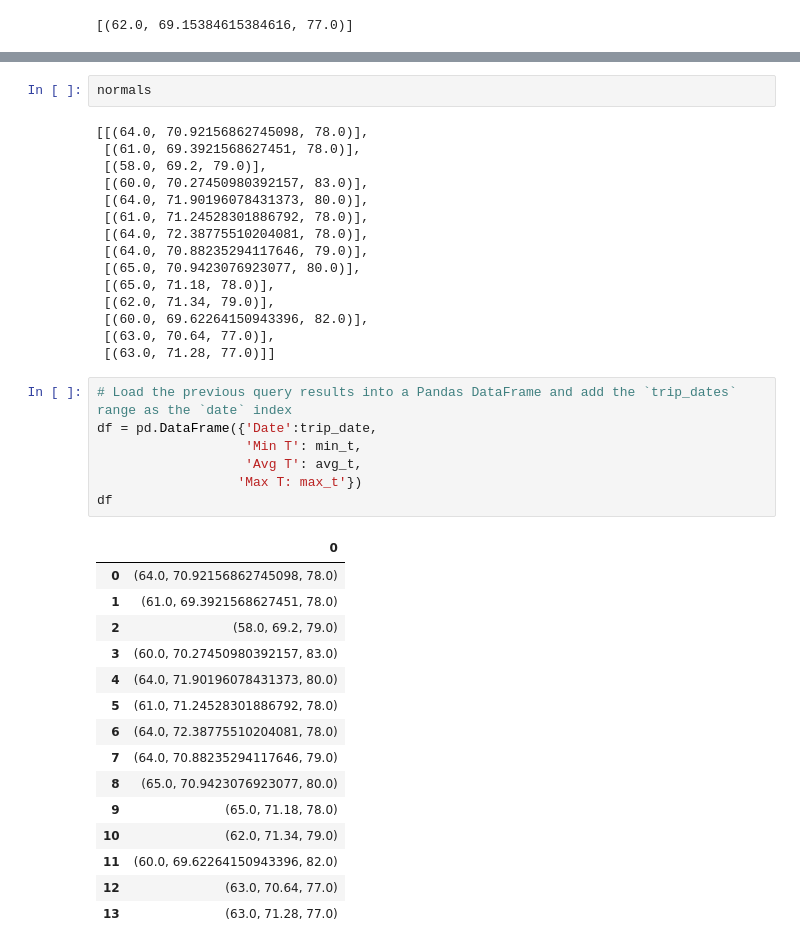
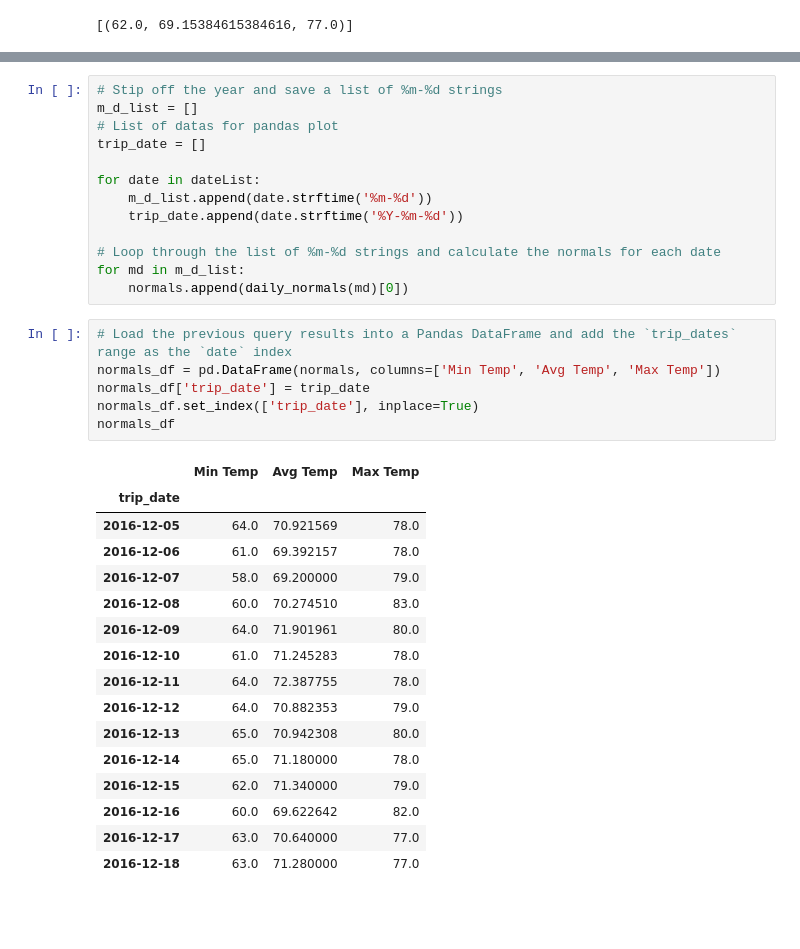
Before and after one commit to ckunakom/sqlalchemy-challenge, a Jupyter notebook: climate.ipynb, the cells around one changed output, grey strips where cells are left out. Saved outputs shown, nothing was run; the diff lists cells and outputs as text; blank space fills up the shorter version.

```diff
--- a/climate.ipynb
+++ b/climate.ipynb
@@ -403,42 +393,38 @@ min_t
-# %%
-normals
-# %% [output]
-[[(64.0, 70.92156862745098, 78.0)],
- [(61.0, 69.3921568627451, 78.0)],
- [(58.0, 69.2, 79.0)],
- [(60.0, 70.27450980392157, 83.0)],
- [(64.0, 71.90196078431373, 80.0)],
- [(61.0, 71.24528301886792, 78.0)],
- [(64.0, 72.38775510204081, 78.0)],
- [(64.0, 70.88235294117646, 79.0)],
- [(65.0, 70.9423076923077, 80.0)],
- [(65.0, 71.18, 78.0)],
- [(62.0, 71.34, 79.0)],
- [(60.0, 69.62264150943396, 82.0)],
- [(63.0, 70.64, 77.0)],
- [(63.0, 71.28, 77.0)]]
+# %%
+# Stip off the year and save a list of %m-%d strings
+m_d_list = []
+# List of datas for pandas plot
+trip_date = []
+
+for date in dateList:
+    m_d_list.append(date.strftime('%m-%d'))
+    trip_date.append(date.strftime('%Y-%m-%d'))
+
+# Loop through the list of %m-%d strings and calculate the normals for each date
+for md in m_d_list:
+    normals.append(daily_normals(md)[0])
 # %%
 # Load the previous query results into a Pandas DataFrame and add the `trip_dates` range as the `date` index
-df = pd.DataFrame({'Date':trip_date,
-                   'Min T': min_t,
-                   'Avg T': avg_t,
-                  'Max T: max_t'})
-df
+normals_df = pd.DataFrame(normals, columns=['Min Temp', 'Avg Temp', 'Max Temp'])
+normals_df['trip_date'] = trip_date
+normals_df.set_index(['trip_date'], inplace=True)
+normals_df
 # %% [output]
-|  | 0 |
-| 0 | (64.0, 70.92156862745098, 78.0) |
-| 1 | (61.0, 69.3921568627451, 78.0) |
-| 2 | (58.0, 69.2, 79.0) |
-| 3 | (60.0, 70.27450980392157, 83.0) |
-| 4 | (64.0, 71.90196078431373, 80.0) |
-| 5 | (61.0, 71.24528301886792, 78.0) |
-| 6 | (64.0, 72.38775510204081, 78.0) |
-| 7 | (64.0, 70.88235294117646, 79.0) |
-| 8 | (65.0, 70.9423076923077, 80.0) |
-| 9 | (65.0, 71.18, 78.0) |
-| 10 | (62.0, 71.34, 79.0) |
-| 11 | (60.0, 69.62264150943396, 82.0) |
-| 12 | (63.0, 70.64, 77.0) |
-| 13 | (63.0, 71.28, 77.0) |
+|  | Min Temp | Avg Temp | Max Temp |
+| trip_date |  |  |  |
+| 2016-12-05 | 64.0 | 70.921569 | 78.0 |
+| 2016-12-06 | 61.0 | 69.392157 | 78.0 |
+| 2016-12-07 | 58.0 | 69.200000 | 79.0 |
+| 2016-12-08 | 60.0 | 70.274510 | 83.0 |
+| 2016-12-09 | 64.0 | 71.901961 | 80.0 |
+| 2016-12-10 | 61.0 | 71.245283 | 78.0 |
+| 2016-12-11 | 64.0 | 72.387755 | 78.0 |
+| 2016-12-12 | 64.0 | 70.882353 | 79.0 |
+| 2016-12-13 | 65.0 | 70.942308 | 80.0 |
+| 2016-12-14 | 65.0 | 71.180000 | 78.0 |
+| 2016-12-15 | 62.0 | 71.340000 | 79.0 |
+| 2016-12-16 | 60.0 | 69.622642 | 82.0 |
+| 2016-12-17 | 63.0 | 70.640000 | 77.0 |
+| 2016-12-18 | 63.0 | 71.280000 | 77.0 |
 # %%
 # Plot the daily normals as an area plot with `stacked=False`
```
Also changed, not shown: parts of 12 cells of this notebook.
